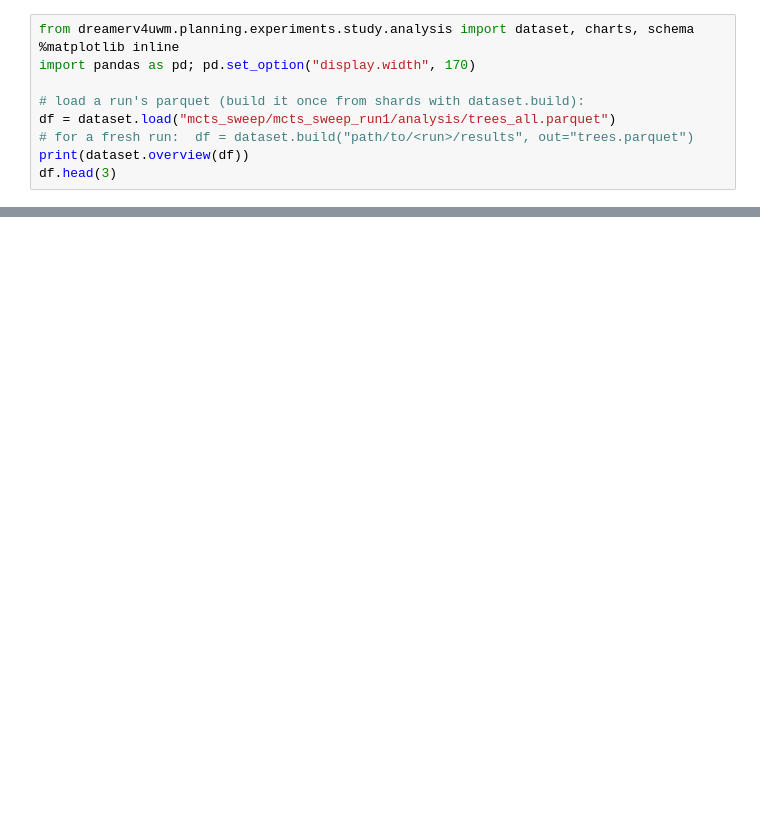
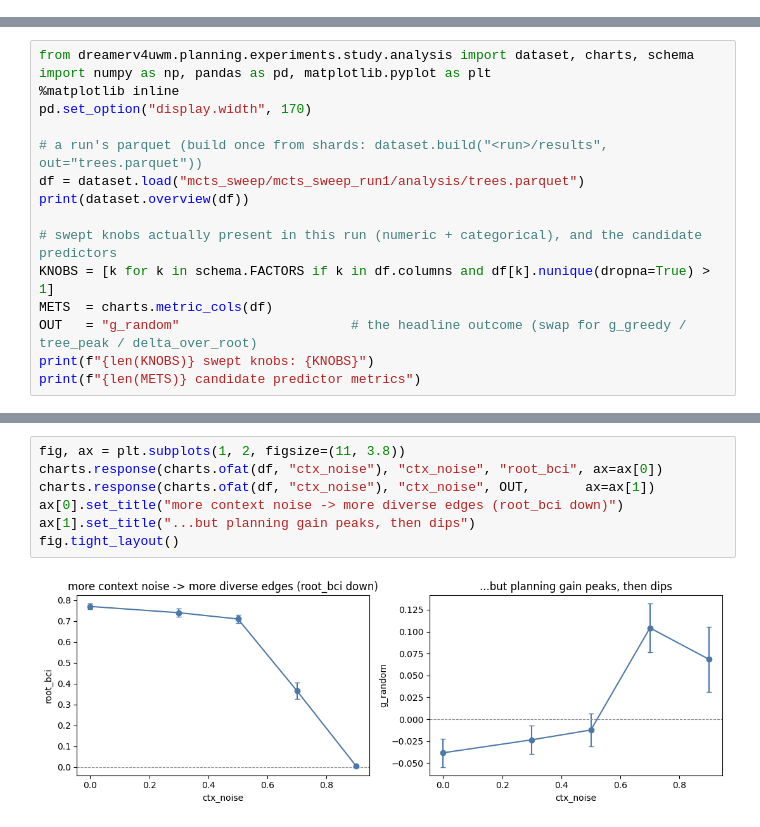
Before and after one commit to FelixLeb/dreamerV4-UWM, a Jupyter notebook: dreamerv4uwm/planning/experiments/study/analysis/explore_results.ipynb, the cells around one changed output, grey strips where cells are left out. Saved outputs shown, nothing was run; the diff lists cells and outputs as text; blank space fills up the shorter version.

```diff
--- a/dreamerv4uwm/planning/experiments/study/analysis/explore_results.ipynb
+++ b/dreamerv4uwm/planning/experiments/study/analysis/explore_results.ipynb
@@ -7,10 +0,0 @@ Two modules do everything: **`dataset`** (build/load the parquet) and **`charts`
-# %%
-from dreamerv4uwm.planning.experiments.study.analysis import dataset, charts, schema
-%matplotlib inline
-import pandas as pd; pd.set_option("display.width", 170)
-
-# load a run's parquet (build it once from shards with dataset.build):
-df = dataset.load("mcts_sweep/mcts_sweep_run1/analysis/trees_all.parquet")
-# for a fresh run:  df = dataset.build("path/to/<run>/results", out="trees.parquet")
-print(dataset.overview(df))
-df.head(3)
@@ -74,0 +12,16 @@ plots.fig_ctxnoise(df, None)
+# %%
+from dreamerv4uwm.planning.experiments.study.analysis import dataset, charts, schema
+import numpy as np, pandas as pd, matplotlib.pyplot as plt
+%matplotlib inline
+pd.set_option("display.width", 170)
+
+# a run's parquet (build once from shards: dataset.build("<run>/results", out="trees.parquet"))
+df = dataset.load("mcts_sweep/mcts_sweep_run1/analysis/trees.parquet")
+print(dataset.overview(df))
+
+# swept knobs actually present in this run (numeric + categorical), and the candidate predictors
+KNOBS = [k for k in schema.FACTORS if k in df.columns and df[k].nunique(dropna=True) > 1]
+METS  = charts.metric_cols(df)
+OUT   = "g_random"                      # the headline outcome (swap for g_greedy / tree_peak / delta_over_root)
+print(f"{len(KNOBS)} swept knobs: {KNOBS}")
+print(f"{len(METS)} candidate predictor metrics")
@@ -74,0 +53,9 @@ plots.fig_ctxnoise(df, None)
+# %%
+fig, ax = plt.subplots(1, 2, figsize=(11, 3.8))
+charts.response(charts.ofat(df, "ctx_noise"), "ctx_noise", "root_bci", ax=ax[0])
+charts.response(charts.ofat(df, "ctx_noise"), "ctx_noise", OUT,       ax=ax[1])
+ax[0].set_title("more context noise -> more diverse edges (root_bci down)")
+ax[1].set_title("...but planning gain peaks, then dips")
+fig.tight_layout()
+# %% [output]
+[figure, added]
```
Also changed, not shown: parts of 48 cells of this notebook, 4 other files.
